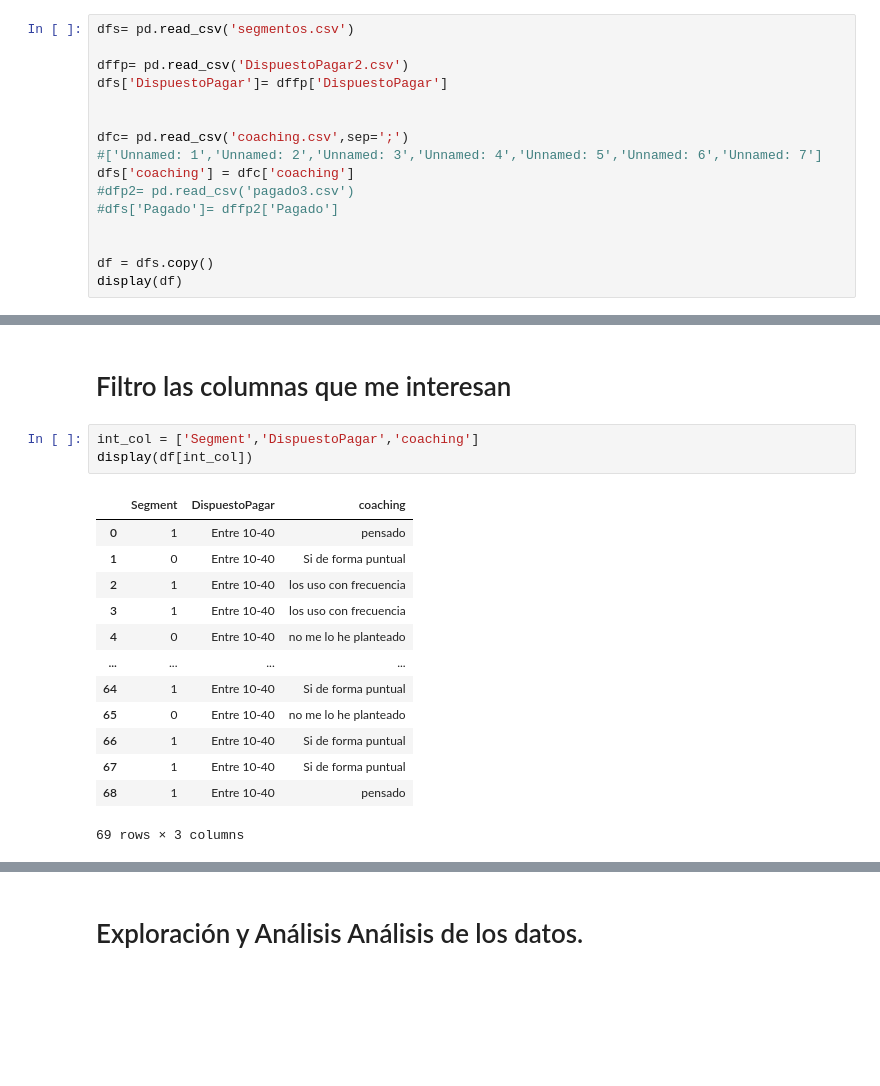
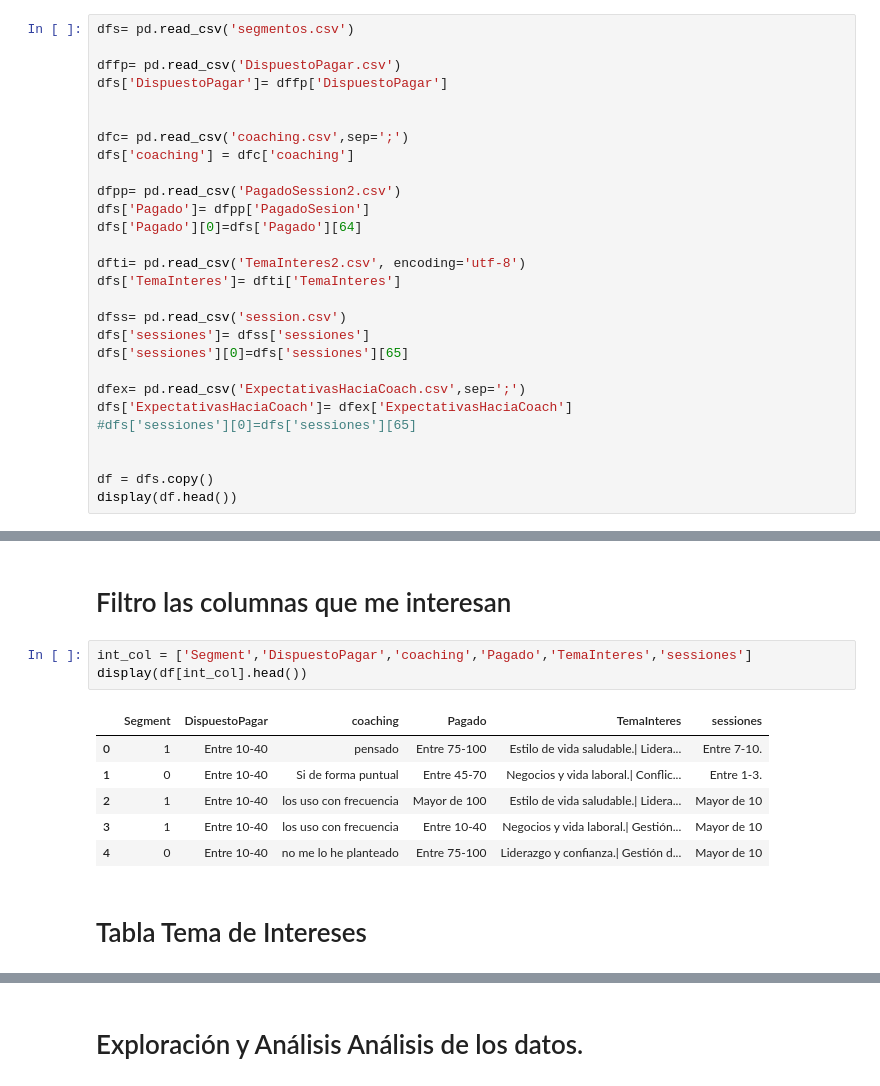
Before and after one commit to HenrryVargas/coaching, a Jupyter notebook: Dispuesto.ipynb, the cells around one changed output, grey strips where cells are left out. Saved outputs shown, nothing was run; the diff lists cells and outputs as text; blank space fills up the shorter version.

```diff
--- a/Dispuesto.ipynb
+++ b/Dispuesto.ipynb
@@ -12,17 +14,29 @@ import random
 # %%
 dfs= pd.read_csv('segmentos.csv')
 
-dffp= pd.read_csv('DispuestoPagar2.csv')
+dffp= pd.read_csv('DispuestoPagar.csv')
 dfs['DispuestoPagar']= dffp['DispuestoPagar']
 
 
 dfc= pd.read_csv('coaching.csv',sep=';')
-#['Unnamed: 1','Unnamed: 2','Unnamed: 3','Unnamed: 4','Unnamed: 5','Unnamed: 6','Unnamed: 7']
 dfs['coaching'] = dfc['coaching']
-#dfp2= pd.read_csv('pagado3.csv')
-#dfs['Pagado']= dffp2['Pagado']
+
+dfpp= pd.read_csv('PagadoSession2.csv')
+dfs['Pagado']= dfpp['PagadoSesion']
+dfs['Pagado'][0]=dfs['Pagado'][64]
+
+dfti= pd.read_csv('TemaInteres2.csv', encoding='utf-8')
+dfs['TemaInteres']= dfti['TemaInteres']
+
+dfss= pd.read_csv('session.csv')
+dfs['sessiones']= dfss['sessiones']
+dfs['sessiones'][0]=dfs['sessiones'][65]
+
+dfex= pd.read_csv('ExpectativasHaciaCoach.csv',sep=';')
+dfs['ExpectativasHaciaCoach']= dfex['ExpectativasHaciaCoach']
+#dfs['sessiones'][0]=dfs['sessiones'][65]
 
 
 df = dfs.copy()
-display(df)
+display(df.head())
 # %% [output]
@@ -89,19 +112,14 @@ df['coaching'].isnull().sum()
 # %% [markdown]
 # Filtro las columnas que me interesan
 # %%
-int_col = ['Segment','DispuestoPagar','coaching']
-display(df[int_col])
+int_col = ['Segment','DispuestoPagar','coaching','Pagado','TemaInteres','sessiones']
+display(df[int_col].head())
 # %% [output]
-|  | Segment | DispuestoPagar | coaching |
-| 0 | 1 | Entre 10-40 | pensado |
-| 1 | 0 | Entre 10-40 | Si de forma puntual |
-| 2 | 1 | Entre 10-40 | los uso con frecuencia |
-| 3 | 1 | Entre 10-40 | los uso con frecuencia |
-| 4 | 0 | Entre 10-40 | no me lo he planteado |
-| ... | ... | ... | ... |
-| 64 | 1 | Entre 10-40 | Si de forma puntual |
-| 65 | 0 | Entre 10-40 | no me lo he planteado |
-| 66 | 1 | Entre 10-40 | Si de forma puntual |
-| 67 | 1 | Entre 10-40 | Si de forma puntual |
-| 68 | 1 | Entre 10-40 | pensado |
+|  | Segment | DispuestoPagar | coaching | Pagado | TemaInteres | sessiones |
+| 0 | 1 | Entre 10-40 | pensado | Entre 75-100 | Estilo de vida saludable.| Lidera... | Entre 7-10. |
+| 1 | 0 | Entre 10-40 | Si de forma puntual | Entre 45-70 | Negocios y vida laboral.| Conflic... | Entre 1-3. |
+| 2 | 1 | Entre 10-40 | los uso con frecuencia | Mayor de 100 | Estilo de vida saludable.| Lidera... | Mayor de 10 |
+| 3 | 1 | Entre 10-40 | los uso con frecuencia | Entre 10-40 | Negocios y vida laboral.| Gestión... | Mayor de 10 |
+| 4 | 0 | Entre 10-40 | no me lo he planteado | Entre 75-100 | Liderazgo y confianza.| Gestión d... | Mayor de 10 |
-69 rows × 3 columns
+# %% [markdown]
+# Tabla Tema de Intereses
```
Also changed, not shown: parts of 19 cells of this notebook, 14 other files.
